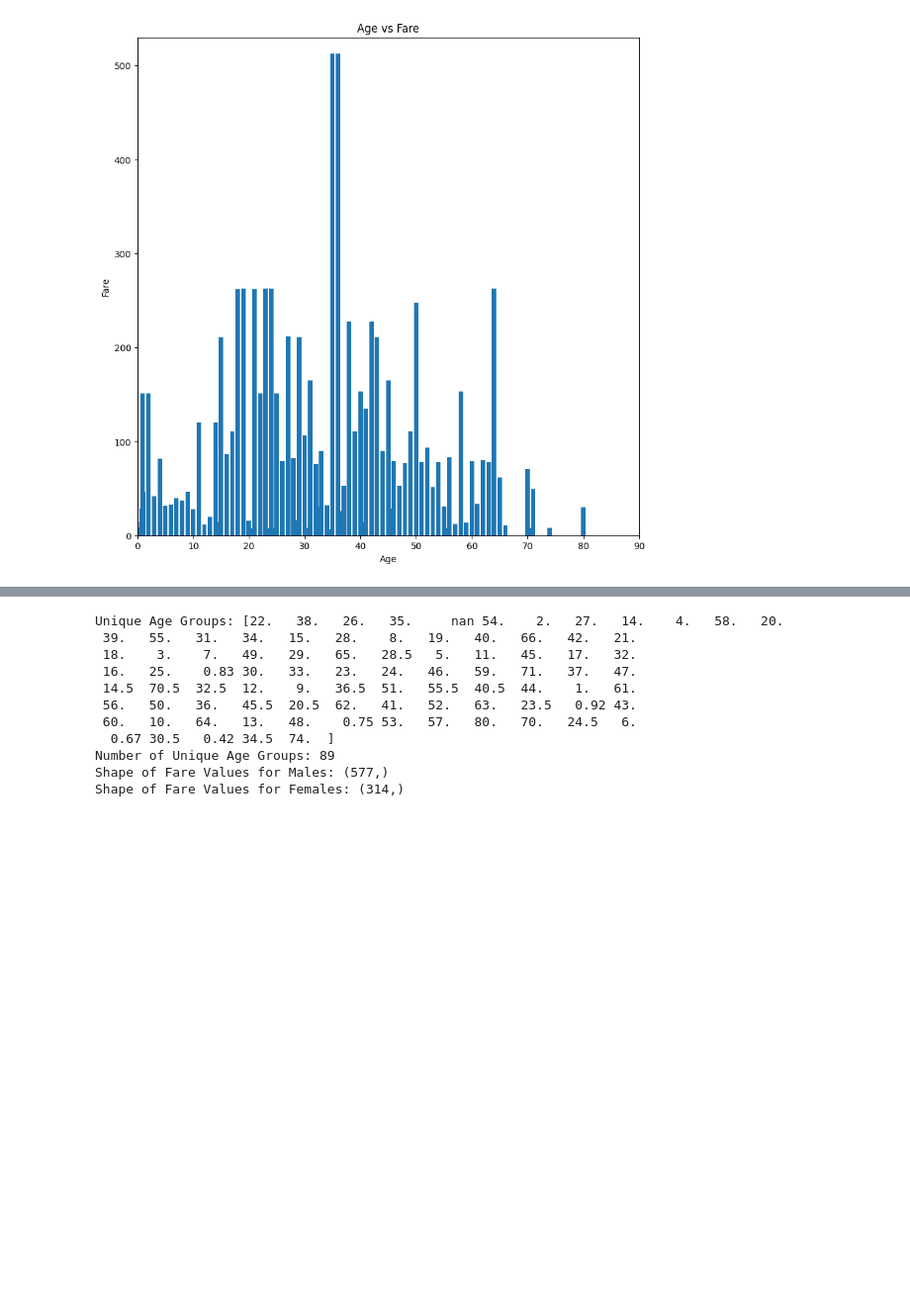
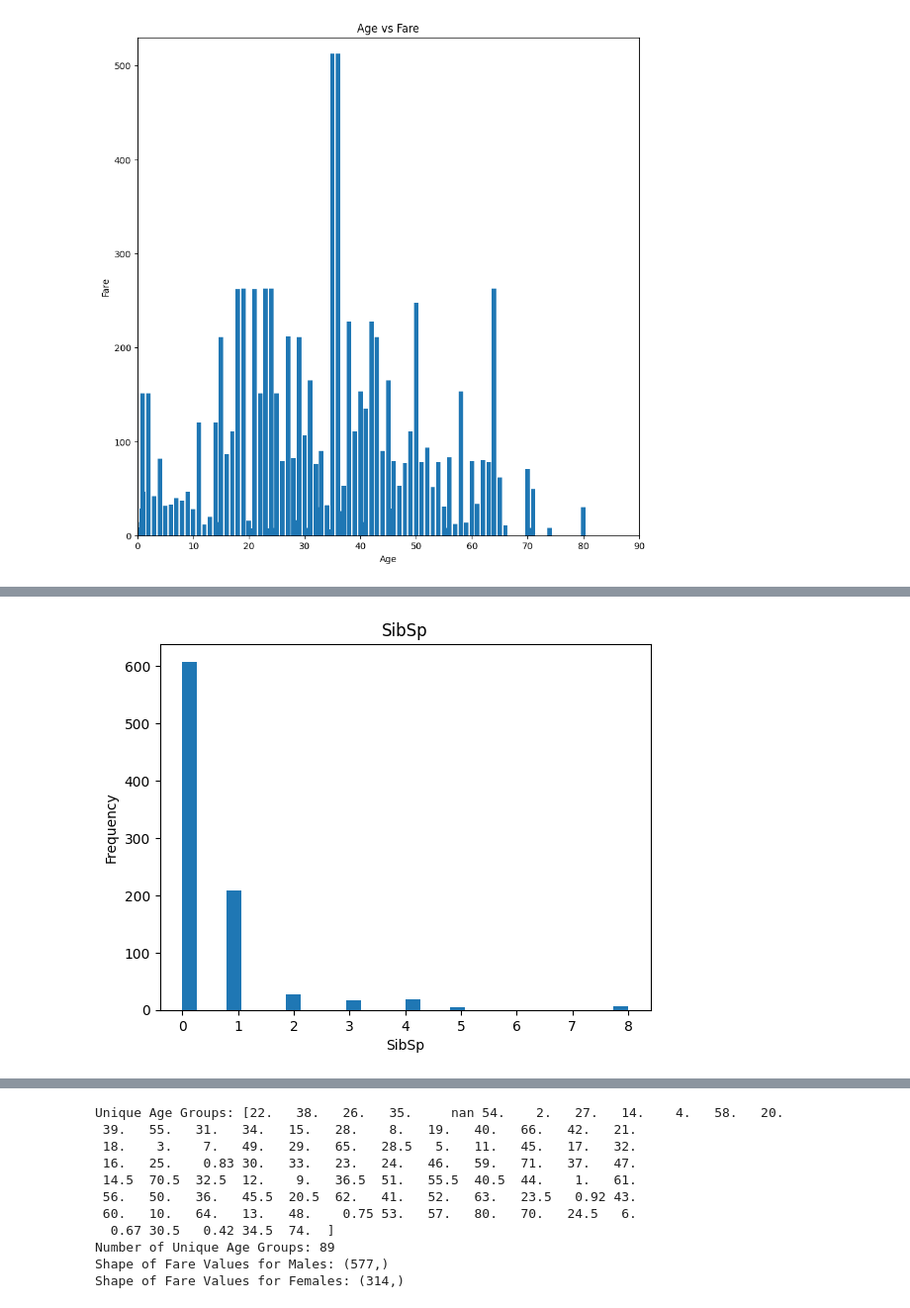
Before and after one commit to KaggleCompetitions2024/Titantic_Predictor, a Jupyter notebook: exploratory_analysis_kat.ipynb, the cells around one changed output, grey strips where cells are left out. Shown at 99% size. Cells and saved outputs as stored; diff of their text form; code cells hidden in the pictures; blank space fills up the shorter version.

```diff
--- a/exploratory_analysis_kat.ipynb
+++ b/exploratory_analysis_kat.ipynb
@@ -56,0 +95,12 @@ plt.show()
+# %%
+# create a histogram with the SibSp column
+plt.hist(df["SibSp"], bins=30)
+# add a title to the chart
+plt.title("SibSp")
+# add labels to the x and y axes
+plt.xlabel("SibSp")
+plt.ylabel("Frequency")
+# Show the plot
+plt.show()
+# %% [output]
+[figure, added]
```
Also changed, not shown: parts of 6 cells of this notebook.
